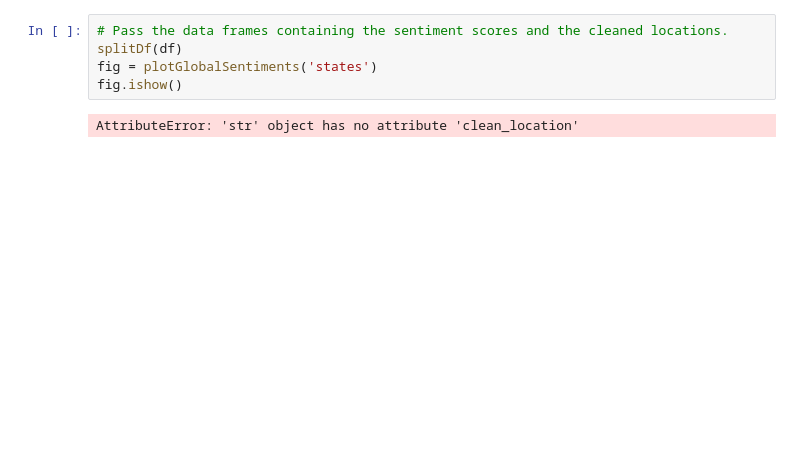
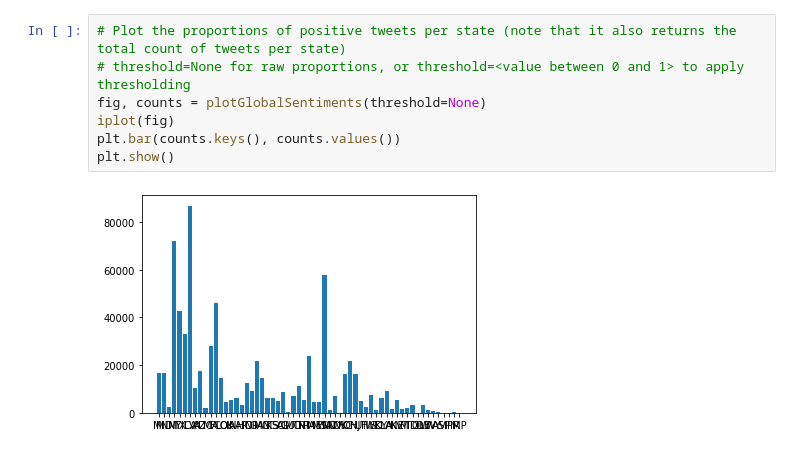
Before and after one commit to rafaeljcdarce/applied-data-science, a Jupyter notebook: example.ipynb, the cells around one changed output. Saved outputs shown, nothing was run; the diff lists cells and outputs as text; blank space fills up the shorter version.

```diff
--- a/example.ipynb
+++ b/example.ipynb
@@ -120,7 +106,9 @@ CLEANING
-# %%
-# Pass the data frames containing the sentiment scores and the cleaned locations.
-splitDf(df)
-fig = plotGlobalSentiments('states')
-fig.ishow()
-# %% [output]
-AttributeError: 'str' object has no attribute 'clean_location'
+# %%
+# Plot the proportions of positive tweets per state (note that it also returns the total count of tweets per state)
+# threshold=None for raw proportions, or threshold=<value between 0 and 1> to apply thresholding
+fig, counts = plotGlobalSentiments(threshold=None)
+iplot(fig)
+plt.bar(counts.keys(), counts.values())
+plt.show()
+# %% [output]
+[figure, added]
```
Also changed, not shown: parts of 9 cells of this notebook, 4 other files.
